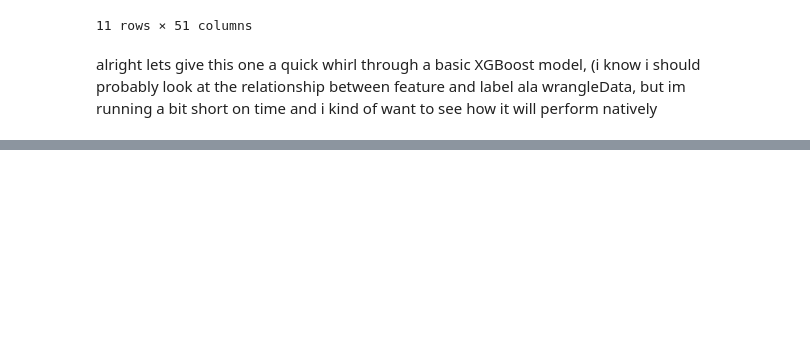
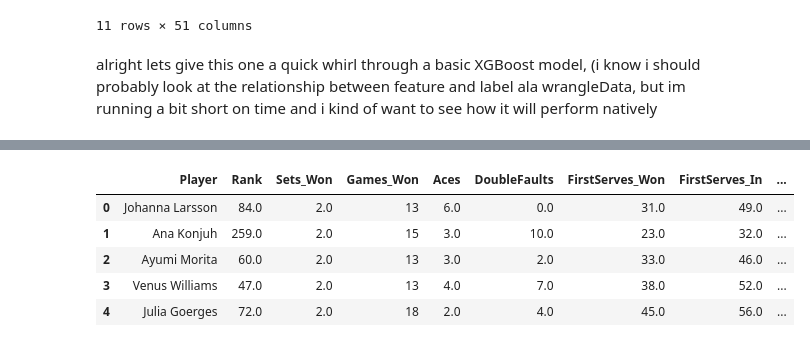
Before and after one commit to HughCZhao/betfairproject, a Jupyter notebook: wrangleDataAttempt2.ipynb, the cells around one changed output, grey strips where cells are left out. Cells and saved outputs as stored; diff of their text form; code cells hidden in the pictures; blank space fills up the shorter version.

Commit message:
added womens model

```diff
--- a/wrangleDataAttempt2.ipynb
+++ b/wrangleDataAttempt2.ipynb
@@ -132,8 +132,7 @@ print(loseframe.isna().sum())
 # display(loseframe.loc[loseframe['Loser_BreakPoints_ratio'].isna(),['Loser_BreakPoints_Won','Loser_BreakPoints','Loser_BreakPoints_ratio']])
 
 #filling unranked players with lowest rank in tournament+1 (therefore unranked players are considered the worst player in that tournament)
-def fillrank(row,col):
-    global ATPframe
+def fillrank(row,col,ATPframe):
     if np.isnan(row[col]):
             year = row['year']
             tournament = row['Tournament']
@@ -146,8 +145,8 @@ def fillrank(row,col):
         return row[col]
 print("-"*200)
 print('Filling in unranked')
-winframe.loc[:,'Rank'] = winframe.apply(fillrank,axis=1,args=('Rank',))
-loseframe.loc[:,'Rank'] = loseframe.apply(fillrank,axis=1,args=('Rank',))
+winframe.loc[:,'Rank'] = winframe.apply(fillrank,axis=1,args=('Rank',ATPframe))
+loseframe.loc[:,'Rank'] = loseframe.apply(fillrank,axis=1,args=('Rank',ATPframe))
 print(winframe['Rank'].isna().sum())
 print(loseframe['Rank'].isna().sum())
 display(winframe.head())
@@ -508,3 +507,81 @@ harddf.to_csv(os.path.join(inputfolder,'final_match_data.csv'),index=False)
 with open(os.path.join(inputfolder,'datacolumns.txt'),'w') as f:
     for item in datacols:
         f.write("%s\n" % item)
+# %%
+#do the same for womens data
+WTAframe = framedict['WTA_matches']
+#convert dates to datetime
+WTAframe['datetime'] = pd.to_datetime(WTAframe['Tournament_Date'])
+
+#testing splitting up dates into day/month/year
+WTAframe['year'] = pd.DatetimeIndex(WTAframe['datetime']).year
+
+#"unstacking" Player data so that each row is the performance of one player in one of their matches
+winframe = WTAframe.filter(regex='Winner')
+loseframe = WTAframe.filter(regex='Loser')
+winframe.loc[:,'won_game?'] = 1
+loseframe.loc[:,'won_game?'] = 0
+winlist = [x for x in winframe.columns]
+loselist = [x for x in loseframe.columns]
+for col in winlist[1:]:
+    winframe.loc[:,col] = pd.to_numeric(winframe[col],errors="coerce")
+for col in loselist[1:]:
+    loseframe.loc[:,col] = pd.to_numeric(loseframe[col],errors="coerce")
+colnames = [x.replace("Winner_","") if "Winner_" in x else x for x in winlist]
+colnames[0] = "Player"
+print(colnames)
+loseframe.columns = colnames
+winframe.columns = colnames
+# display(loseframe[loseframe['Loser_Rank'].isna()])
+
+#im going to calculate some ratios here because it makes sense to do so programatically, but these are explored further below
+ratiolist = ['FirstServes','SecondServes','BreakPoints','ReturnPoints']
+for idx,frame in enumerate([winframe,loseframe]):
+    for col in ratiolist:
+        tempdf = frame.filter(regex=col)
+        if tempdf.shape[1] == 2:
+            tempcolnames = tempdf.columns
+            for col2 in tempcolnames:
+                if "Won" in col2:
+                    nomcol = col2
+                else:
+                    domcol = col2
+            frame.loc[:,col+'_ratio'] =  pd.to_numeric(tempdf[nomcol],errors="coerce")/pd.to_numeric(tempdf[domcol],errors="coerce")
+            frame.loc[:,col+'_ratio'].fillna(tempdf[domcol],inplace=True)
+#             if frame[prefix+col+'_ratio'].isna().sum()>0:
+#                 display(frame[frame[prefix+col+'_ratio'].isna()])
+        else:
+            raise ValueError("More than two columns matching regex: %{}".format(col))
+#     print(frame.columns)
+    display(frame.head())
+#grabs colnames that we want to find the difference score of
+winframe = winframe.merge(WTAframe.loc[:,['datetime','year','Tournament','Round_Description','Court_Surface']],left_index=True,right_index=True)
+loseframe = loseframe.merge(WTAframe.loc[:,['datetime','year','Tournament','Round_Description','Court_Surface']],left_index=True,right_index=True)
+
+display(winframe.head())
+display(loseframe.head())
+print("-"*200)
+print("find missing values")
+print(winframe.isna().sum())
+print(loseframe.isna().sum())
+# display(loseframe.loc[loseframe['Loser_BreakPoints_ratio'].isna(),['Loser_BreakPoints_Won','Loser_BreakPoints','Loser_BreakPoints_ratio']])
+
+#filling unranked players with lowest rank in tournament+1 (therefore unranked players are considered the worst player in that tournament)
+print("-"*200)
+print('Filling in unranked')
+winframe.loc[:,'Rank'] = winframe.apply(fillrank,axis=1,args=('Rank',WTAframe))
+loseframe.loc[:,'Rank'] = loseframe.apply(fillrank,axis=1,args=('Rank',WTAframe))
+print(winframe['Rank'].isna().sum())
+print(loseframe['Rank'].isna().sum())
+display(winframe.head())
+display(loseframe.head())
+# display(loseframe.loc[loseframe['Loser_BreakPoints_ratio'].isna(),['Loser_BreakPoints_Won','Loser_BreakPoints','Loser_BreakPoints_ratio']])
+
+df = pd.concat([winframe,loseframe],axis=0,ignore_index=True)
+df.loc[:,'Total_Serves'] = df['FirstServes_In'] + df['SecondServes_In']
+
+df.loc[:,'Aces%'] = df['Aces']/df['Total_Serves']
+df.loc[:,'ServesWon%'] = (df['FirstServes_Won'] + df['SecondServes_Won'])/df['Total_Serves']
+wharddf = df[df['Court_Surface']=="Hard"]
+wharddf.to_csv(os.path.join(inputfolder,'womens_match_data.csv'),index=False)
+# %% [output]
@@ -510,0 +603,6 @@ with open(os.path.join(inputfolder,'datacolumns.txt'),'w') as f:
+|  | Player | Rank | Sets_Won | Games_Won | Aces | DoubleFaults | FirstServes_Won | FirstServes_In | ... |
+| 0 | Johanna Larsson | 84.0 | 2.0 | 13 | 6.0 | 0.0 | 31.0 | 49.0 | ... |
+| 1 | Ana Konjuh | 259.0 | 2.0 | 15 | 3.0 | 10.0 | 23.0 | 32.0 | ... |
+| 2 | Ayumi Morita | 60.0 | 2.0 | 13 | 3.0 | 2.0 | 33.0 | 46.0 | ... |
+| 3 | Venus Williams | 47.0 | 2.0 | 13 | 4.0 | 7.0 | 38.0 | 52.0 | ... |
+| 4 | Julia Goerges | 72.0 | 2.0 | 18 | 2.0 | 4.0 | 45.0 | 56.0 | ... |
```
Also changed, not shown: parts of 4 cells of this notebook, 4 other files.
